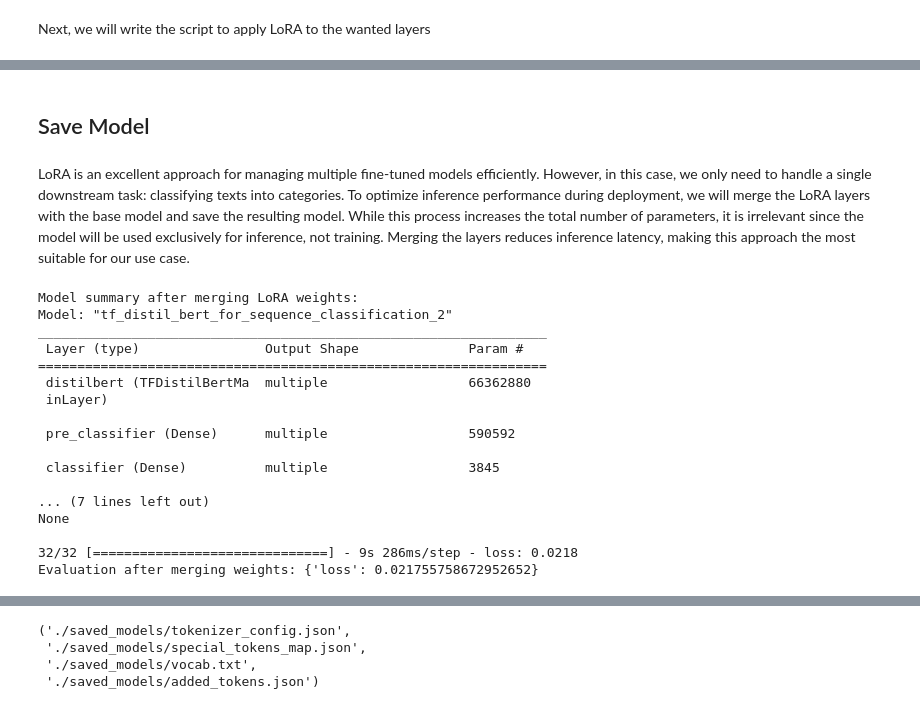
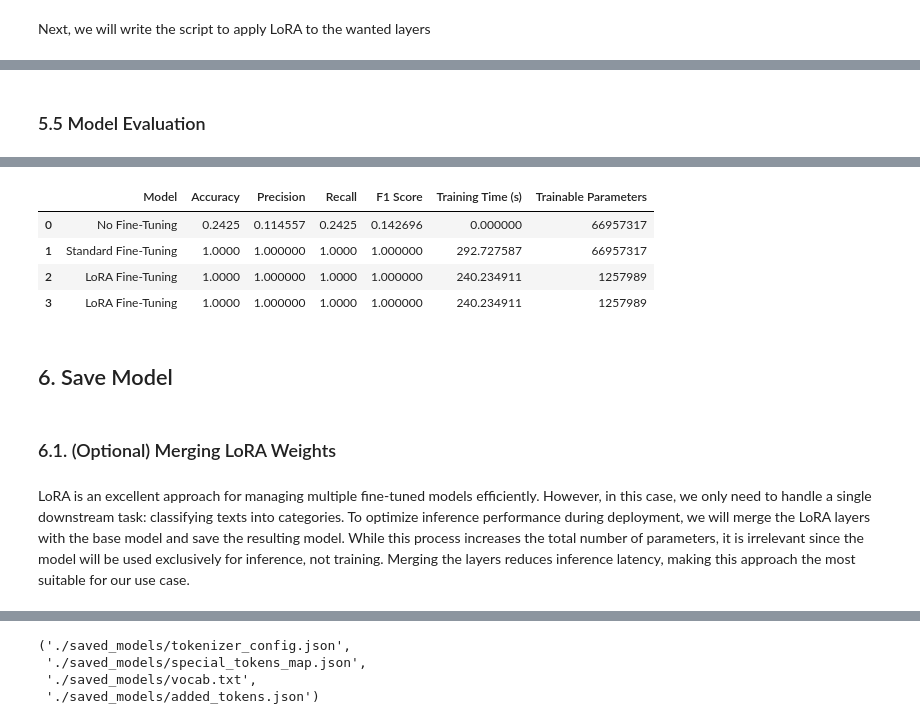
Before and after one commit to BennettJamesBishop/enterprise-email-routing, a Jupyter notebook: fine-tuning-distilBERT.ipynb, the cells around one changed output, grey strips where cells are left out. Saved outputs shown, nothing was run; the diff lists cells and outputs as text; code cells hidden in the pictures.

```diff
--- a/fine-tuning-distilBERT.ipynb
+++ b/fine-tuning-distilBERT.ipynb
@@ -153,9 +206,22 @@ For each of our three models, we will collect the following metrics:
 from sklearn.metrics import accuracy_score, precision_score, recall_score, f1_score
 
 # Define evaluation function
-def evaluate_model(y_true, y_pred):
+def evaluate_model(model):
+    # Perform prediction on the test dataset
+    y_true = []
+    y_pred = []
+
+    # Iterate over test dataset to collect true labels and predictions
+    for batch in test_dataset:
+        input_data, labels = batch
+        y_true.extend(labels.numpy())  # Collect true labels
+        logits = model.predict(input_data).logits  # Predict logits
+        predictions = logits.argmax(axis=-1)  # Convert logits to predicted labels
+        y_pred.extend(predictions)
+
     accuracy = accuracy_score(y_true, y_pred)
     precision = precision_score(y_true, y_pred, average='weighted')
     recall = recall_score(y_true, y_pred, average='weighted')
     f1 = f1_score(y_true, y_pred, average='weighted')
-    return accuracy, precision, recall, f1
+    trainable_params = np.sum([np.prod(v.get_shape().as_list()) for v in model.trainable_variables])
+    return accuracy, precision, recall, f1, trainable_params
@@ -166,6 +292,0 @@ def evaluate_model(y_true, y_pred):
-# %%
-# Model setup
-model = TFDistilBertForSequenceClassification.from_pretrained('distilbert-base-uncased', num_labels=5)
-opt = tf_keras.optimizers.legacy.Adam(learning_rate=5e-5)
-loss = tf_keras.losses.SparseCategoricalCrossentropy(from_logits=True)  # Raw logits expected
-model.compile(optimizer=opt, loss=loss, metrics=['accuracy'])
@@ -620,0 +485,3 @@ display(df_metrics)
+# %%
+loRA_ft_model = apply_lora(model, **LORA_PARAMETERS)
+loRA_ft_model.compile(optimizer=opt)
@@ -620,0 +490,8 @@ display(df_metrics)
+# %%
+loRA_ft_start_time = time.time()
+loRA_ft_model.fit(
+    x=train_dataset,
+    validation_data=val_dataset,
+    epochs=TRAINING_PARAMETERS["num_epochs"],
+)
+loRA_ft_end_time = time.time()
@@ -620,0 +505,14 @@ display(df_metrics)
+# %% [markdown]
+### 5.5 Model Evaluation
+# %%
+# Evaluate the model
+loRA_ft_accuracy, loRA_ft_precision, loRA_ft_recall, loRA_ft_f1, loRA_ft_trainable_params = evaluate_model(loRA_ft_model)
+loRA_ft_training_time = loRA_ft_end_time - loRA_ft_start_time # Find the training time
+
+# Add metrics for "LoRA Fine-Tuning"
+add_model_metrics(
+    'LoRA Fine-Tuning',
+    loRA_ft_accuracy, loRA_ft_precision, loRA_ft_recall, loRA_ft_f1,
+    loRA_ft_training_time, loRA_ft_trainable_params
+)
+# %% [output]
@@ -621,5 +532,12 @@ display(df_metrics)
+|  | Model | Accuracy | Precision | Recall | F1 Score | Training Time (s) | Trainable Parameters |
+| 0 | No Fine-Tuning | 0.2425 | 0.114557 | 0.2425 | 0.142696 | 0.000000 | 66957317 |
+| 1 | Standard Fine-Tuning | 1.0000 | 1.000000 | 1.0000 | 1.000000 | 292.727587 | 66957317 |
+| 2 | LoRA Fine-Tuning | 1.0000 | 1.000000 | 1.0000 | 1.000000 | 240.234911 | 1257989 |
+| 3 | LoRA Fine-Tuning | 1.0000 | 1.000000 | 1.0000 | 1.000000 | 240.234911 | 1257989 |
 # %% [markdown]
-## Save Model
+## 6. Save Model
+# %% [markdown]
+### 6.1. (Optional) Merging LoRA Weights
 # %% [markdown]
 LoRA is an excellent approach for managing multiple fine-tuned models efficiently. However, in this case, we only need to handle a single downstream task: classifying texts into categories. To optimize inference performance during deployment, we will merge the LoRA layers with the base model and save the resulting model. While this process increases the total number of parameters, it is irrelevant since the model will be used exclusively for inference, not training. Merging the layers reduces inference latency, making this approach the most suitable for our use case.
 # %%
@@ -671,21 +589,3 @@ merged_model = merge_lora_weights(
     alpha=LORA_PARAMETERS["alpha"],
     target_modules=LORA_PARAMETERS["target_modules"]
 )
-# %% [output]
-Model summary after merging LoRA weights:
-Model: "tf_distil_bert_for_sequence_classification_2"
-_________________________________________________________________
- Layer (type)                Output Shape              Param #
-=================================================================
- distilbert (TFDistilBertMa  multiple                  66362880
- inLayer)
-
- pre_classifier (Dense)      multiple                  590592
-
- classifier (Dense)          multiple                  3845
-
-... (7 lines left out)
-None
-
-32/32 [==============================] - 9s 286ms/step - loss: 0.0218
-Evaluation after merging weights: {'loss': 0.021755758672952652}
```
Also changed, not shown: parts of 48 cells of this notebook.
